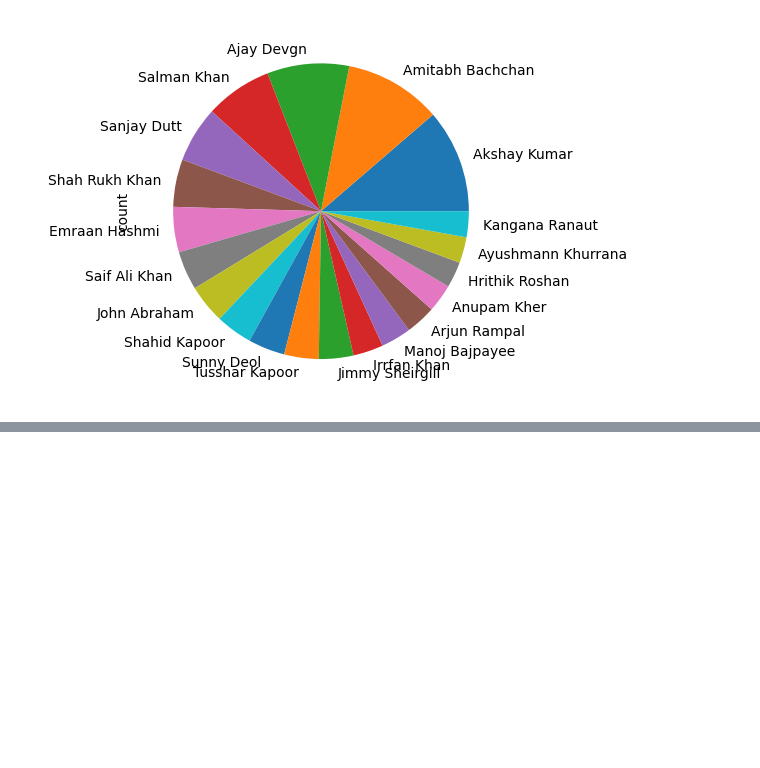
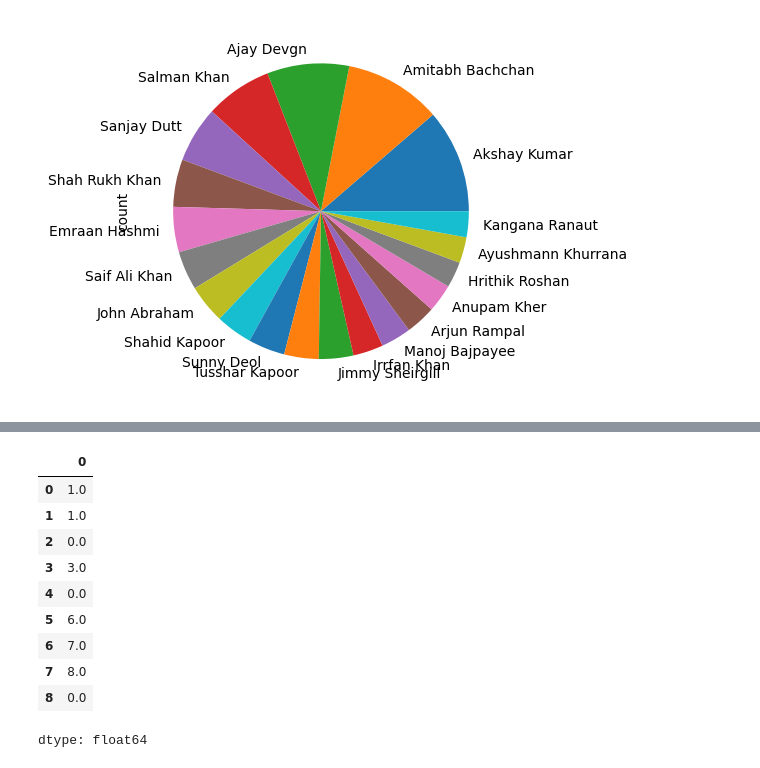
Before and after one commit to Nikhilbhati007/Machine-learning, a Jupyter notebook: Data Science/pandas_01_Series.ipynb, the cells around one changed output, grey strips where cells are left out. Cells and saved outputs as stored; diff of their text form; code cells hidden in the pictures; blank space fills up the shorter version.

```diff
--- a/Data Science/pandas_01_Series.ipynb
+++ b/Data Science/pandas_01_Series.ipynb
@@ -359,0 +414,5 @@ movies['lead'].value_counts().head(20).plot(kind='pie')
+# %%
+#isnull
+temp=pd.Series([1,1,np.nan,3,np.nan,6,7,8,np.nan])
+temp.size#9
+temp.count()#6
@@ -359,0 +437,15 @@ movies['lead'].value_counts().head(20).plot(kind='pie')
+# %%
+#fillna
+temp.fillna(0)
+# %% [output]
+|  | 0 |
+| 0 | 1.0 |
+| 1 | 1.0 |
+| 2 | 0.0 |
+| 3 | 3.0 |
+| 4 | 0.0 |
+| 5 | 6.0 |
+| 6 | 7.0 |
+| 7 | 8.0 |
+| 8 | 0.0 |
+dtype: float64
```
Also changed, not shown: parts of 18 cells of this notebook, 6 other files.
